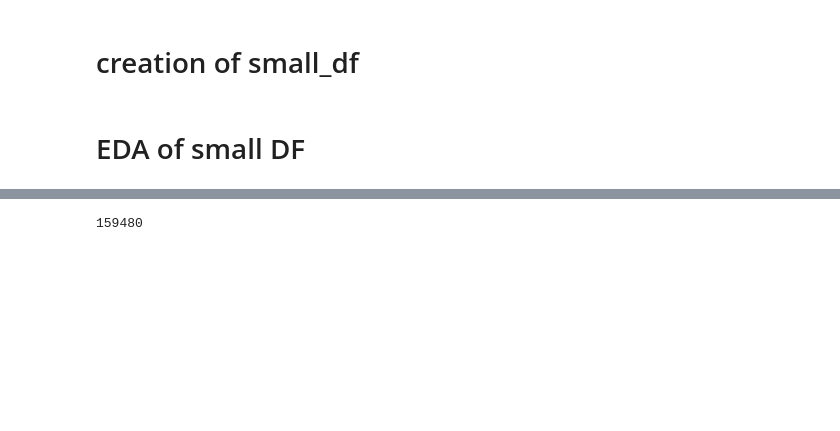
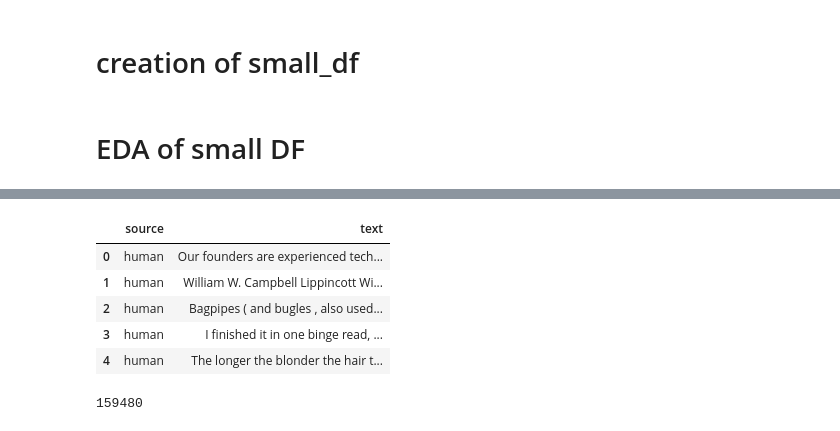
Before and after one commit to BenGaistAI/ai_detection, a Jupyter notebook: main_notebook.ipynb, the cells around one changed output, grey strips where cells are left out. Saved outputs shown, nothing was run; the diff lists cells and outputs as text; code cells hidden in the pictures; blank space fills up the shorter version.

```diff
--- a/main_notebook.ipynb
+++ b/main_notebook.ipynb
@@ -450,5 +471,13 @@ df_small = pd.read_csv("df_small.csv")
 # %%
 df_small = df_small[["source", "text"]]
+df_small.head()
+# %% [output]
+|  | source | text |
+| 0 | human | Our founders are experienced tech... |
+| 1 | human | William W. Campbell Lippincott Wi... |
+| 2 | human | Bagpipes ( and bugles , also used... |
+| 3 | human | I finished it in one binge read, ... |
+| 4 | human | The longer the blonder the hair t... |
 # %%
 len(df_small)
 # %% [output]
```
Also changed, not shown: parts of 8 cells of this notebook.
